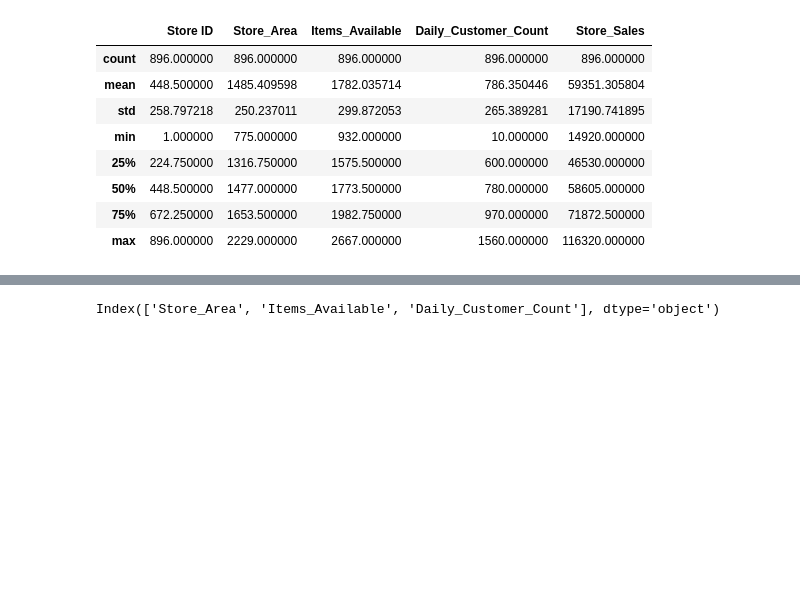
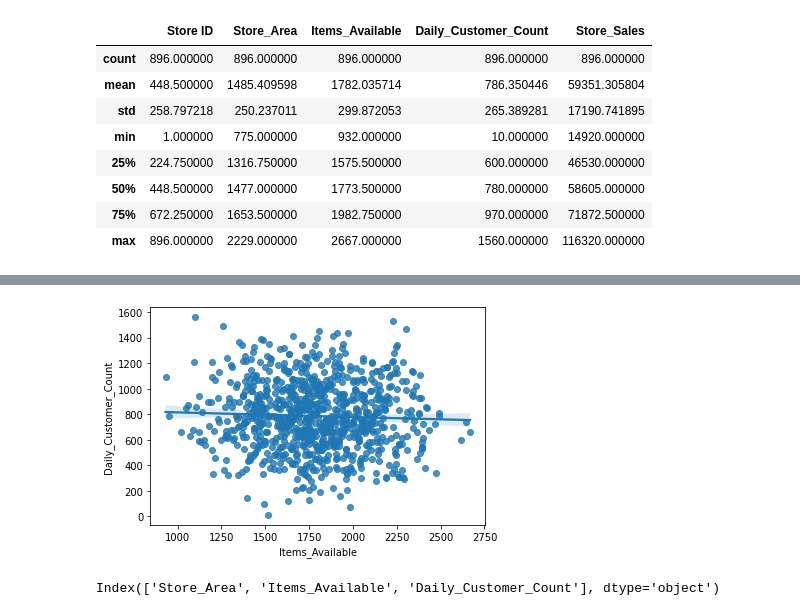
Before and after one commit to lingchin/projects, a Jupyter notebook: Kaggle_stores.ipynb, the cells around one changed output, grey strips where cells are left out. Drawn from its saved outputs; the diff is of its cells as text; code cells hidden in the pictures; blank space fills up the shorter version.

```diff
--- a/Kaggle_stores.ipynb
+++ b/Kaggle_stores.ipynb
@@ -62,3 +63,7 @@ sns.scatterplot(x=df['Items_Available'], y=df['Store_Sales'], data=df);
+# %%
+sns.regplot(x=df['Items_Available'], y=df['Daily_Customer_Count'], data=df);
+# %% [output]
+[figure, added]
 # %%
 features_list=df.columns[1:-1]
 features_list
```
Also changed, not shown: parts of 33 cells of this notebook.
